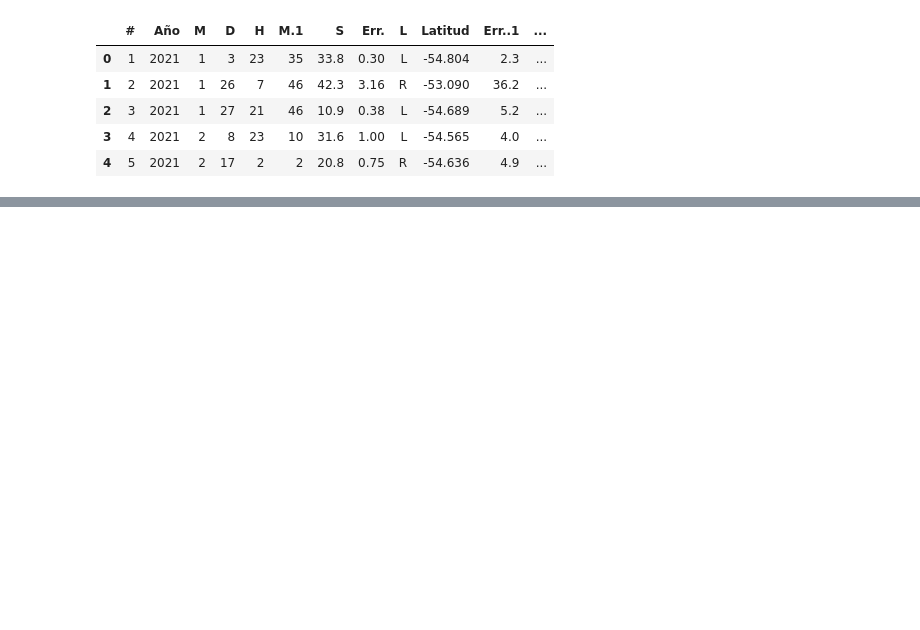
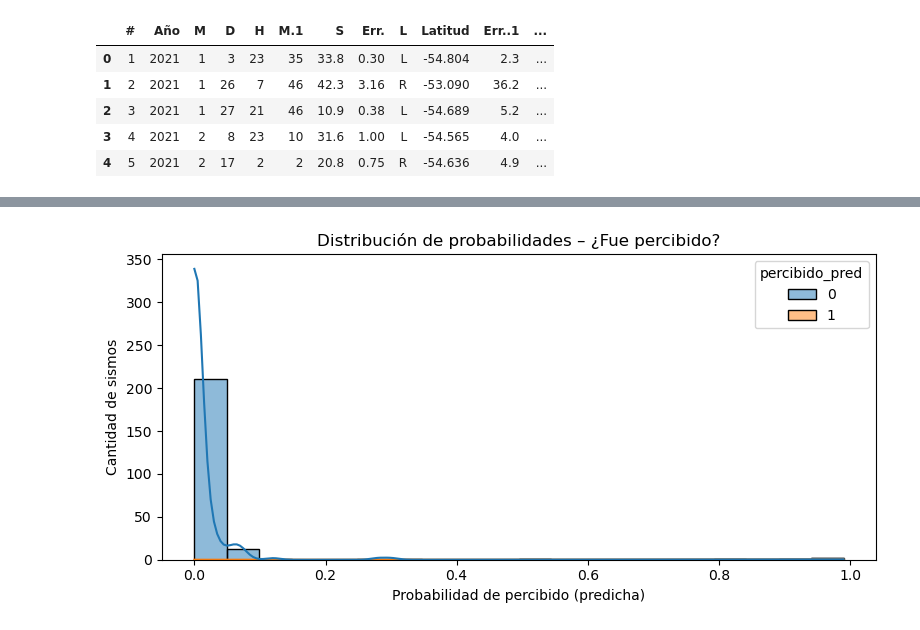
Before and after one commit to Valeria-s-v/sismos-tdf-clasificacion-ML, a Jupyter notebook: notebooks/clasificacion_sismos.ipynb, the cells around one changed output, grey strips where cells are left out. Drawn from its saved outputs; the diff is of its cells as text; code cells hidden in the pictures; blank space fills up the shorter version.

Commit message:
Actualización dataset y notebook base

```diff
--- a/notebooks/clasificacion_sismos.ipynb
+++ b/notebooks/clasificacion_sismos.ipynb
@@ -19,0 +336,11 @@ df.head()
+# %%
+# Código para agregar etiquetas de predicción al dataset completo
+# Predecir sobre todo el dataset limpio (sin SMOTE)
+df_pred = df.copy()
+df_pred['percibido_pred'] = modelo_rf.predict(df[['magnitud_ml', 'profundidad_km', 'distancia_min_km']])
+
+# También podés agregar la probabilidad si querés
+df_pred['probabilidad_percibido'] = modelo_rf.predict_proba(df[['magnitud_ml', 'profundidad_km', 'distancia_min_km']])[:,1]
+
+# Guardar
+df_pred.to_csv("data/processed/sismos_con_predicciones.csv", index=False)
@@ -19,0 +367,13 @@ df.head()
+# %%
+# Gráfico de Predicciones vs Probabilidades
+import seaborn as sns
+
+plt.figure(figsize=(8, 4))
+sns.histplot(data=df_pred, x='probabilidad_percibido', hue='percibido_pred', bins=20, kde=True, multiple='stack')
+plt.title("Distribución de probabilidades – ¿Fue percibido?")
+plt.xlabel("Probabilidad de percibido (predicha)")
+plt.ylabel("Cantidad de sismos")
+plt.tight_layout()
+plt.show()
+# %% [output]
+[figure, added]
```
Also changed, not shown: parts of 19 cells of this notebook, 3 other files.
